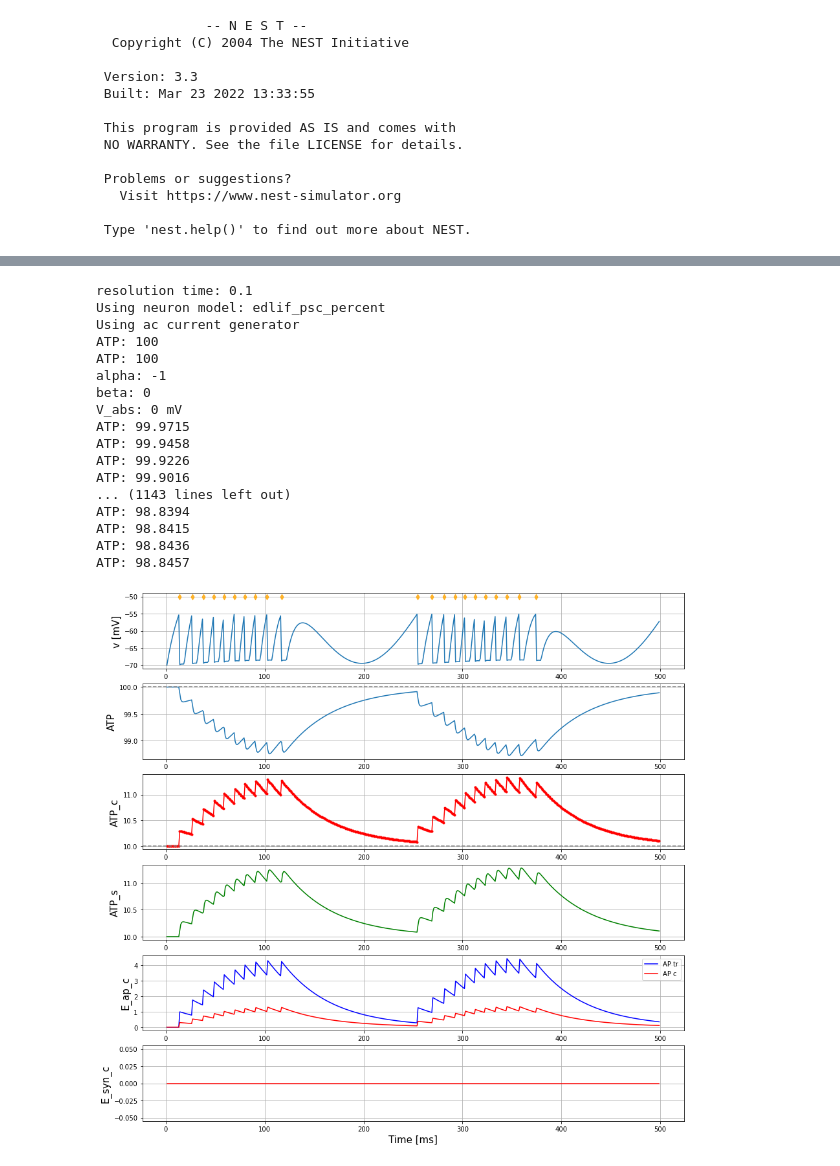
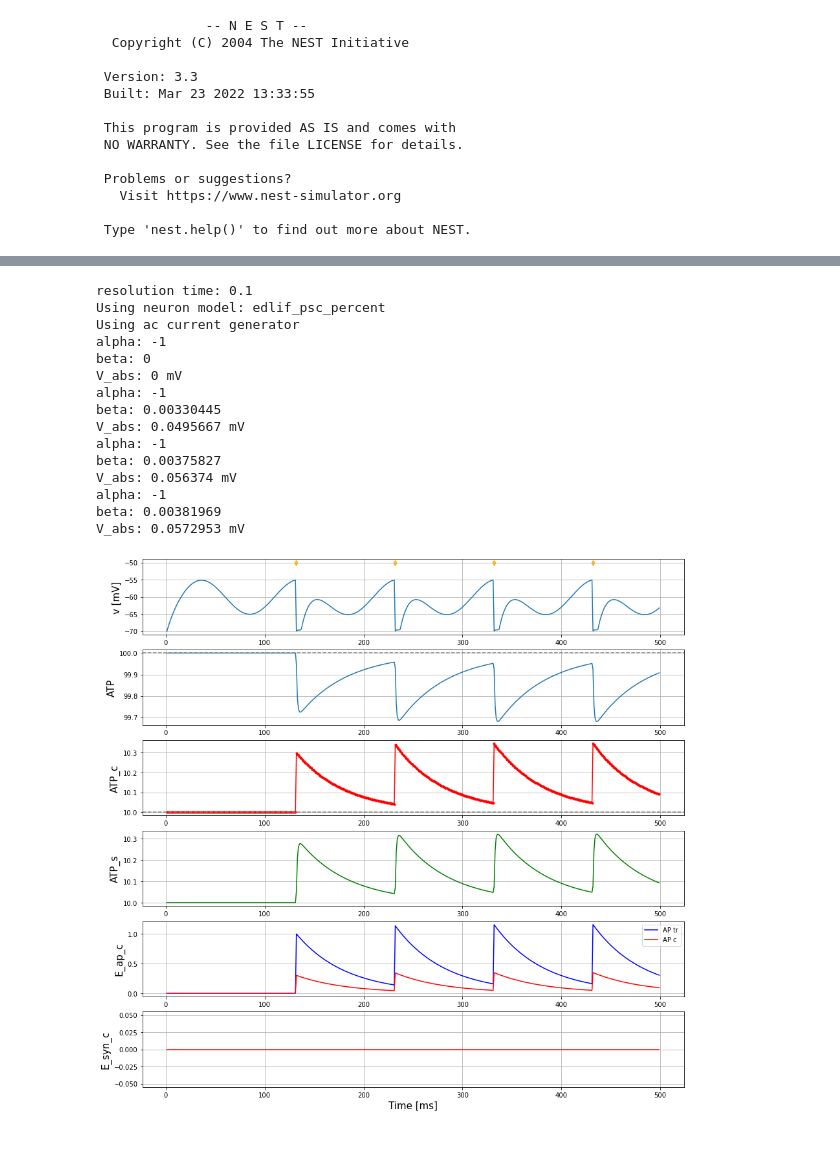
Before and after one commit to Wiss/nestml, a Jupyter notebook: ehp/edlif/EDLIF_one_neuron_example.ipynb, the cells around one changed output, grey strips where cells are left out. Saved outputs shown, nothing was run; the diff lists cells and outputs as text; code cells hidden in the pictures.

Commit message:
cleaning one neuron and two neurons examples

```diff
--- a/ehp/edlif/EDLIF_one_neuron_example.ipynb
+++ b/ehp/edlif/EDLIF_one_neuron_example.ipynb
@@ -156,12 +154,12 @@ nest.Connect(voltmeter, neuron)
 
 if gen == "dc":
     cgs = nest.Create('dc_generator')
-    cgs.set({"amplitude": 1.86})
+    cgs.set({"amplitude": 375.86})
 elif gen == "ac":
     cgs = nest.Create('ac_generator')
-    cgs.set({"amplitude": 2.2})
-    cgs.set({"offset": 2.2})
-    cgs.set({"frequency": 4})
+    cgs.set({"amplitude": 150.2})
+    cgs.set({"offset": 250.2})
+    cgs.set({"frequency": 10})
 
 nest.Connect(cgs, neuron)
 
@@ -171,8 +169,8 @@ nest.Connect(neuron, sr)
 nest.Simulate(1*500.)
 
 # precision
-error = nest.GetStatus(neuron, "gsl_error_tol")
-print(f"absolute error of integration: {error}")
+#error = nest.GetStatus(neuron, "gsl_error_tol")
+#print(f"absolute error of integration: {error}")
 
 spike_times = nest.GetStatus(sr, keys='events')[0]['times']
 
@@ -182,44 +180,42 @@ ax[0].plot(voltmeter.get("events")["times"], voltmeter.get("events")["V_m"])
 ax[1].plot(voltmeter.get("events")["times"], voltmeter.get("events")["ATP"])
 ax[1].axhline(y=neuron.get("ATP_h"), c="gray", ls="--")
 ax[2].plot(voltmeter.get("events")["times"], voltmeter.get("events")["ATP_c"], c="r", marker ='.')
 ax[2].axhline(y=neuron.get("ATP_basal"), c="gray", ls="--")
 ax[3].plot(voltmeter.get("events")["times"], voltmeter.get("events")["ATP_s"], c="g")
 ax[4].plot(voltmeter.get("events")["times"], voltmeter.get("events")["E_ap_tr"], c="b", label="AP tr")
 ax[4].plot(voltmeter.get("events")["times"], voltmeter.get("events")["E_ap_c"], c="r", label="AP c")
 #ax[5].plot(voltmeter.get("events")["times"], voltmeter.get("events")["E_ap_tr2"], c="b")
 #ax[5].plot(voltmeter.get("events")["times"], voltmeter.get("events")["E_ap_der"], c="r")
 ax[5].plot(voltmeter.get("events")["times"], voltmeter.get("events")["E_syn_c"], c="r")
 ax[0].scatter(spike_times, -50 * np.ones_like(spike_times), marker="d", c="orange", alpha=.8, zorder=99)
 for _ax in ax:
     _ax.grid(True)
 ax[0].set_ylabel("v [mV]", fontsize=fontsize)
 ax[1].set_ylabel("ATP", fontsize=fontsize)
 ax[2].set_ylabel("ATP_c", fontsize=fontsize)
 ax[3].set_ylabel("ATP_s", fontsize=fontsize)
 ax[4].set_ylabel("E_ap_tr", fontsize=fontsize)
 ax[4].set_ylabel("E_ap_c", fontsize=fontsize)
 ax[5].set_ylabel("E_syn_c", fontsize=fontsize)
 ax[-1].set_xlabel("Time [ms]", fontsize=fontsize)
 ax[4].legend()
 fig.show()
 # %% [output]
 resolution time: 0.1
 Using neuron model: edlif_psc_percent
 Using ac current generator
-ATP: 100
-ATP: 100
 alpha: -1
 beta: 0
 V_abs: 0 mV
-ATP: 99.9715
-ATP: 99.9458
-ATP: 99.9226
-ATP: 99.9016
-... (1143 lines left out)
-ATP: 98.8394
-ATP: 98.8415
-ATP: 98.8436
-ATP: 98.8457
+alpha: -1
+beta: 0.00330445
+V_abs: 0.0495667 mV
+alpha: -1
+beta: 0.00375827
+V_abs: 0.056374 mV
+alpha: -1
+beta: 0.00381969
+V_abs: 0.0572953 mV
-[figure, old version]
+[figure, new version]
 # %%
 #nest.kernel_status
```
Also changed, not shown: parts of 2 cells of this notebook, 2 other files.
